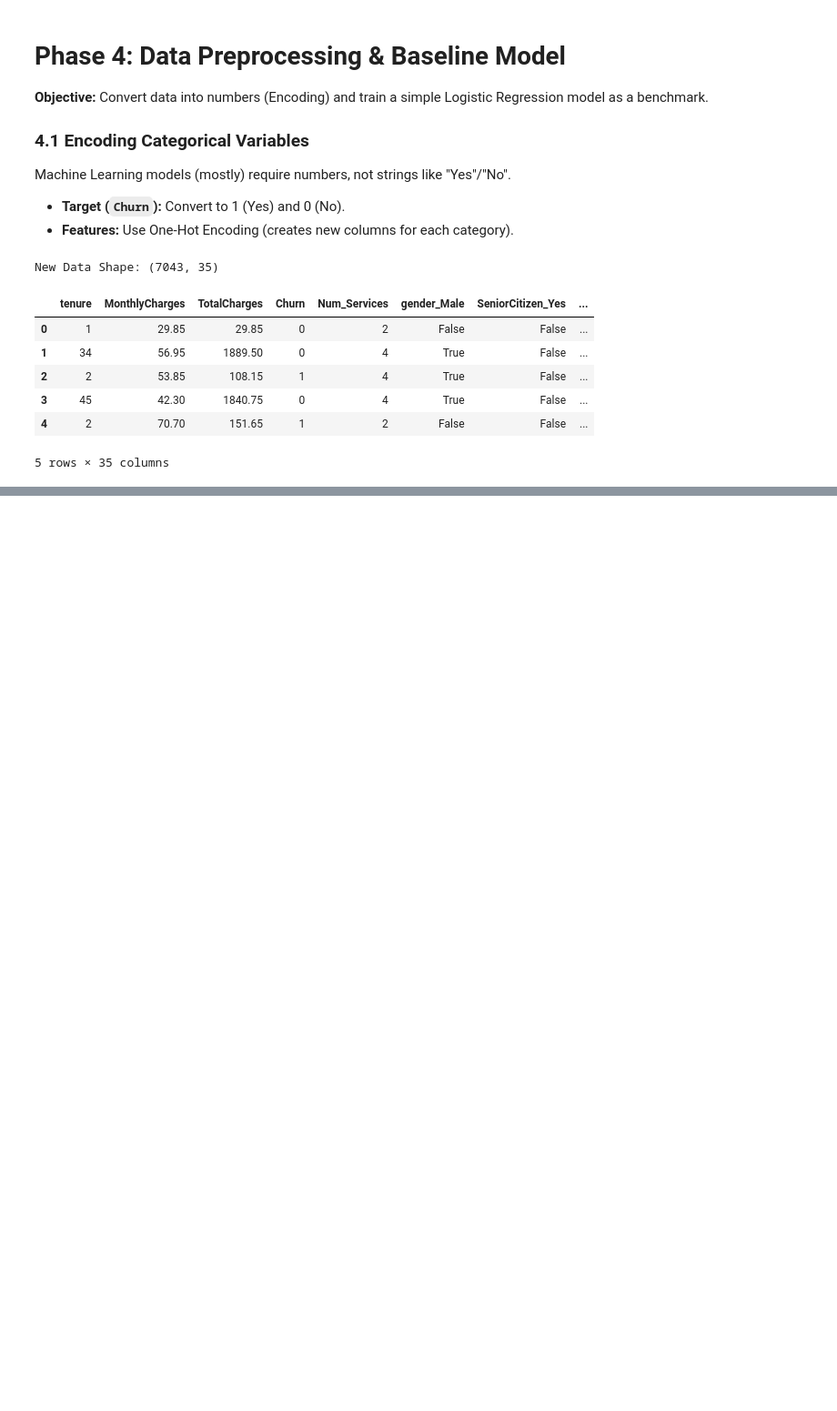
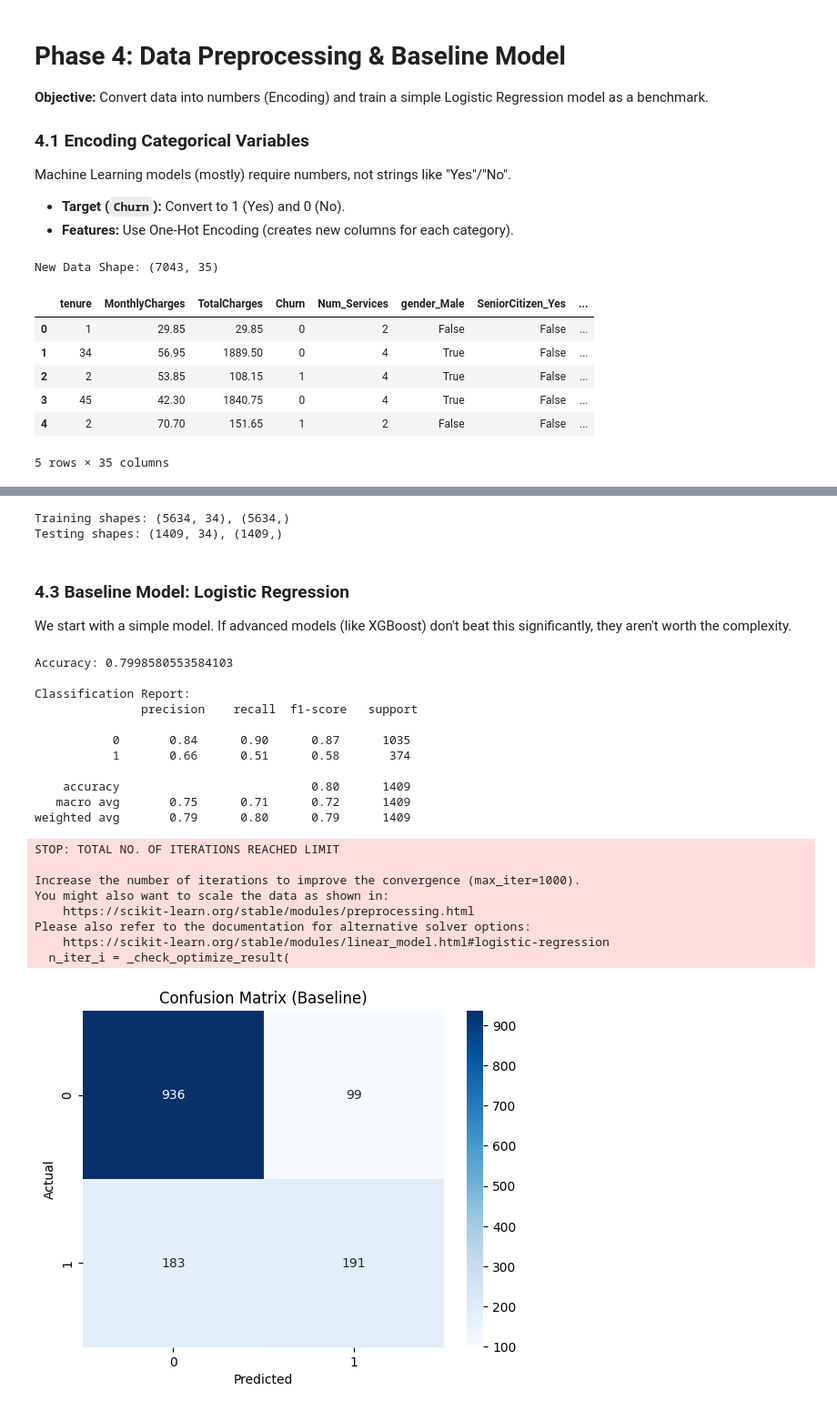
Before and after one commit to Subhro-ai/ICSSR_Telco_Customer_Churn, a Jupyter notebook: customer_churn_prediction.ipynb, the cells around one changed output, grey strips where cells are left out. Shown at 91% size. Saved outputs shown, nothing was run; the diff lists cells and outputs as text; code cells hidden in the pictures; blank space fills up the shorter version.

Commit message:
Baseline Model

```diff
--- a/customer_churn_prediction.ipynb
+++ b/customer_churn_prediction.ipynb
@@ -168,0 +173,61 @@ New Data Shape: (7043, 35)
+# %%
+from sklearn.model_selection import train_test_split
+
+# Define Features (X) and Target (y)
+X = df_encoded.drop('Churn', axis=1)
+y = df_encoded['Churn']
+
+# Split data
+X_train, X_test, y_train, y_test = train_test_split(X, y, test_size=0.2, random_state=42, stratify=y)
+
+print(f"Training shapes: {X_train.shape}, {y_train.shape}")
+print(f"Testing shapes: {X_test.shape}, {y_test.shape}")
+# %% [output]
+Training shapes: (5634, 34), (5634,)
+Testing shapes: (1409, 34), (1409,)
+# %% [markdown]
+### 4.3 Baseline Model: Logistic Regression
+We start with a simple model. If advanced models (like XGBoost) don't beat this significantly, they aren't worth the complexity.
+# %%
+from sklearn.linear_model import LogisticRegression
+from sklearn.metrics import classification_report, confusion_matrix, accuracy_score
+
+# 1. Initialize and Train
+# max_iter=1000 ensures the solver converges
+log_model = LogisticRegression(max_iter=1000, random_state=42)
+log_model.fit(X_train, y_train)
+
+# 2. Predict
+y_pred = log_model.predict(X_test)
+
+# 3. Evaluate
+print("Accuracy:", accuracy_score(y_test, y_pred))
+print("\nClassification Report:\n", classification_report(y_test, y_pred))
+
+# Visualize Confusion Matrix
+sns.heatmap(confusion_matrix(y_test, y_pred), annot=True, fmt='d', cmap='Blues')
+plt.xlabel('Predicted')
+plt.ylabel('Actual')
+plt.title('Confusion Matrix (Baseline)')
+plt.show()
+# %% [output]
+Accuracy: 0.7998580553584103
+
+Classification Report:
+               precision    recall  f1-score   support
+
+           0       0.84      0.90      0.87      1035
+           1       0.66      0.51      0.58       374
+
+    accuracy                           0.80      1409
+   macro avg       0.75      0.71      0.72      1409
+weighted avg       0.79      0.80      0.79      1409
+STOP: TOTAL NO. OF ITERATIONS REACHED LIMIT
+
+Increase the number of iterations to improve the convergence (max_iter=1000).
+You might also want to scale the data as shown in:
+    https://scikit-learn.org/stable/modules/preprocessing.html
+Please also refer to the documentation for alternative solver options:
+    https://scikit-learn.org/stable/modules/linear_model.html#logistic-regression
+  n_iter_i = _check_optimize_result(
+[figure, added]
```
Also changed, not shown: parts of 1 cell of this notebook.
